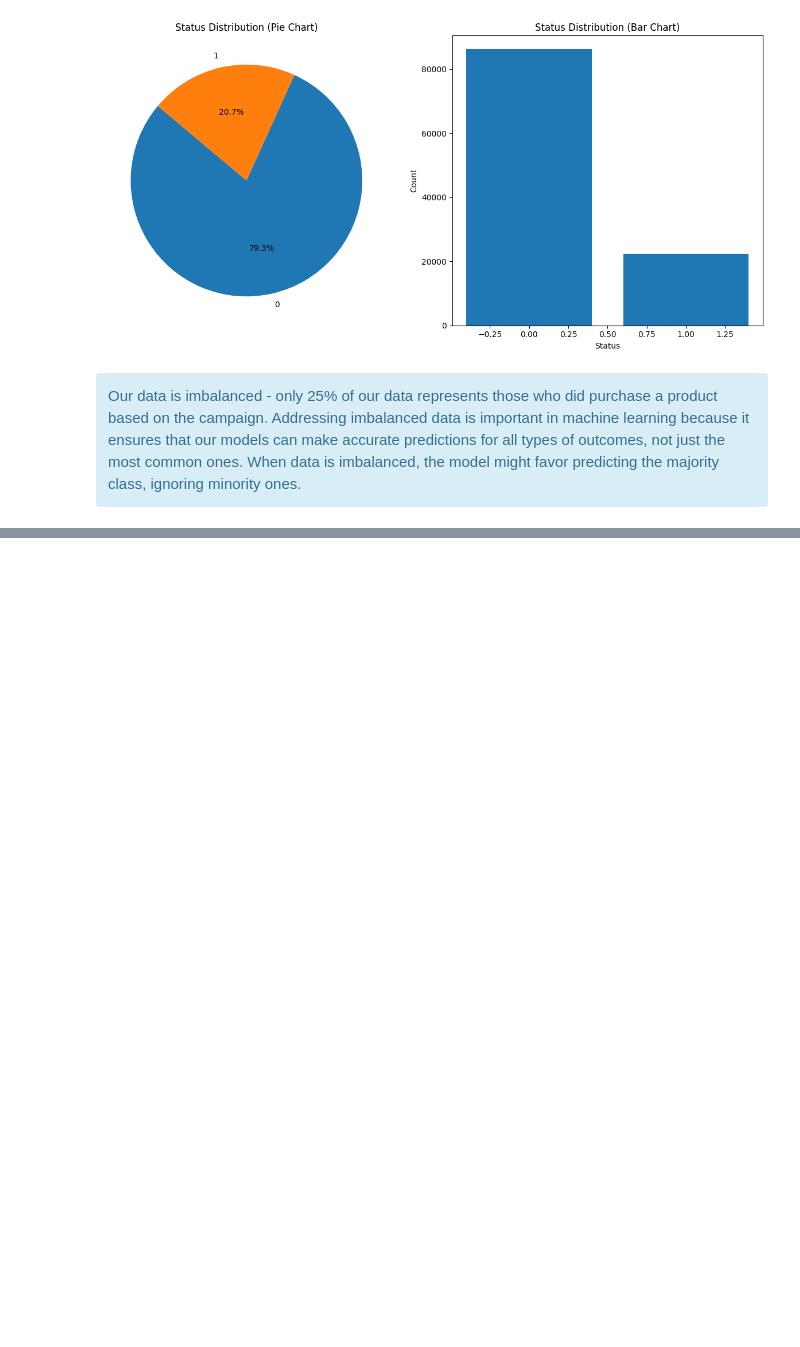
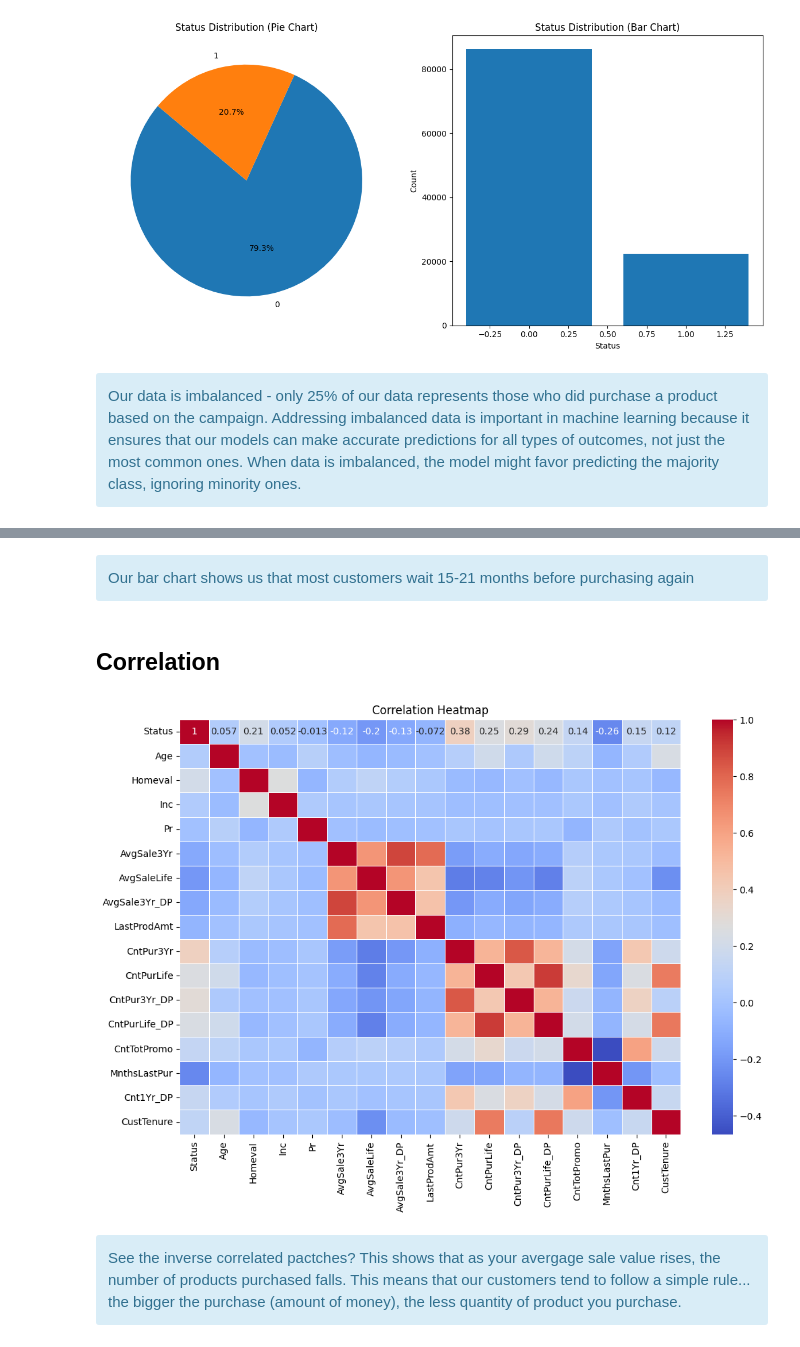
Before and after one commit to miligapetko/PythonInno, a Jupyter notebook: BankCampaign.ipynb, the cells around one changed output, grey strips where cells are left out. Saved outputs shown, nothing was run; the diff lists cells and outputs as text; code cells hidden in the pictures; blank space fills up the shorter version.

```diff
--- a/BankCampaign.ipynb
+++ b/BankCampaign.ipynb
@@ -205,0 +231,23 @@ Our data is imbalanced - only 25% of our data represents those who did purchase
+# %% [markdown]
+<div class="alert alert-info" role="alert">
+Our bar chart shows us that most customers wait 15-21 months before purchasing again
+</div>
+# %% [markdown]
+## Correlation
+# %%
+# Selecting our numerical values
+
+numerical_df = bank.select_dtypes(include=['int64', 'float64'])
+
+# Building our correlation heatmap
+
+plt.figure(figsize=(12, 8))
+sns.heatmap(numerical_df.corr(), annot=True, cmap='coolwarm', linewidths=.5)
+plt.title('Correlation Heatmap')
+plt.show()
+# %% [output]
+[figure, added]
+# %% [markdown]
+<div class="alert alert-info" role="alert">
+See the inverse correlated pactches? This shows that as your avergage sale value rises, the number of products purchased falls. This means that our customers tend to follow a simple rule... the bigger the purchase (amount of money), the less quantity of product you purchase.
+</div>
```
Also changed, not shown: parts of 16 cells of this notebook.
